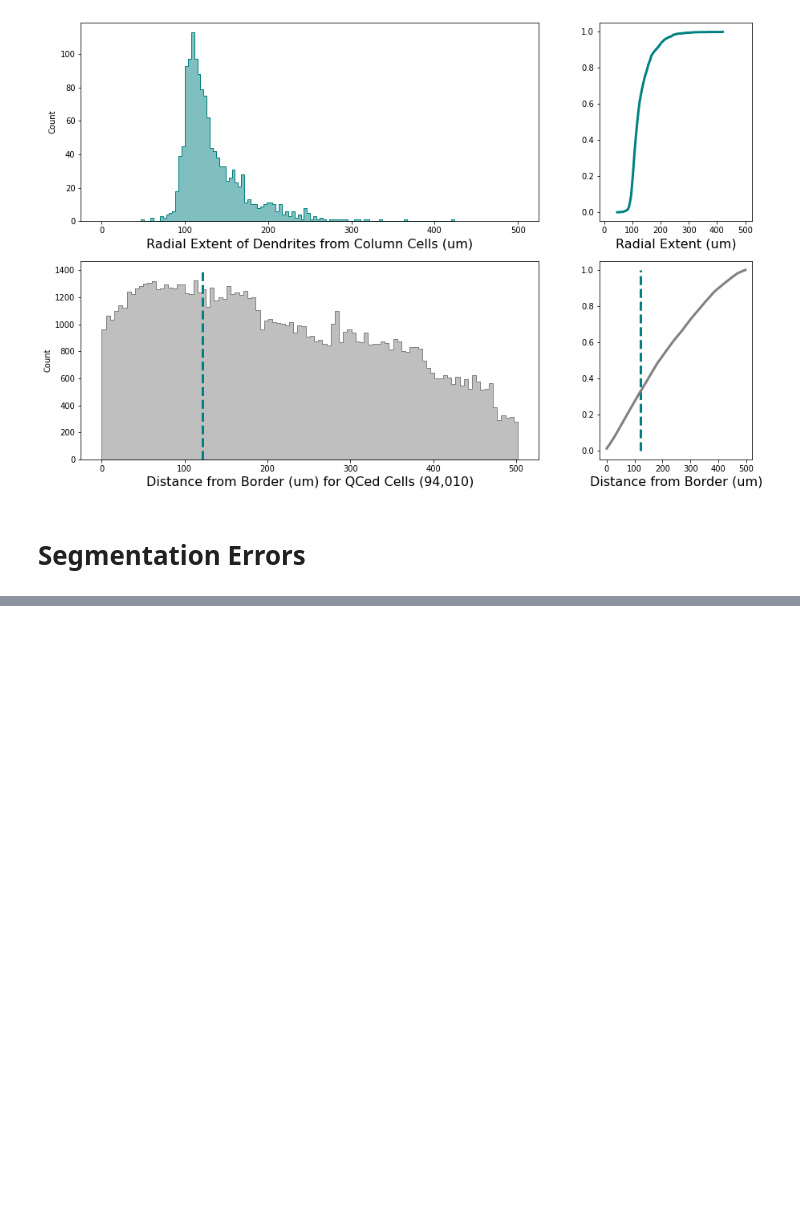
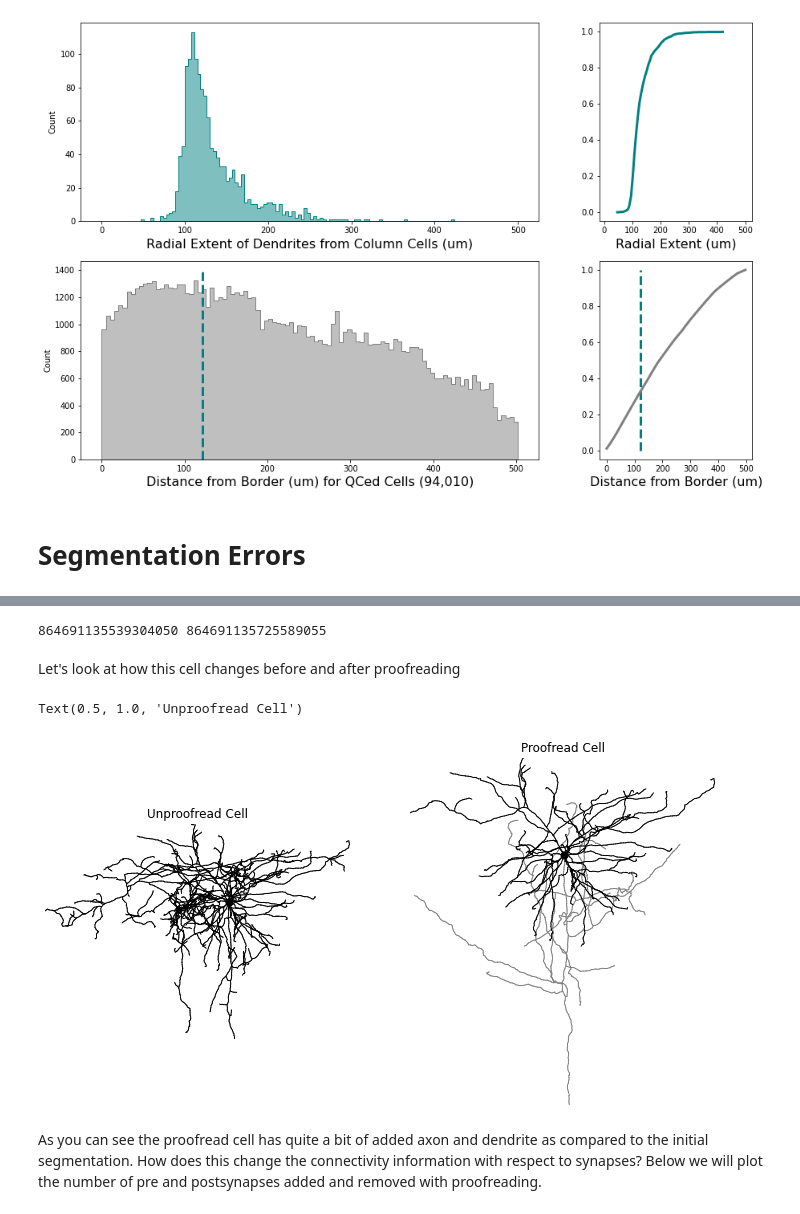
Before and after one commit to lelabbady/Perisomatic_Based_CellTyping, a Jupyter notebook: tutorials/Cell_Truncation_Fig1-2.ipynb, the cells around one changed output, grey strips where cells are left out. Cells and saved outputs as stored; diff of their text form; code cells hidden in the pictures; blank space fills up the shorter version.

Commit message:
added proofreading section

```diff
--- a/tutorials/Cell_Truncation_Fig1-2.ipynb
+++ b/tutorials/Cell_Truncation_Fig1-2.ipynb
@@ -176,0 +208,12 @@ plt.show()
+# %%
+col_edits_df =pd.read_pickle('../data/column_edits_df.pkl')
+# %%
+# merge nuc_df with col_edits_df on pt_root_id and root_id
+nuc_dfm = nuc_df.merge(col_edits_df, left_on='pt_root_id', right_on='root_id', how='right')
+# %%
+old_timestamp = datetime.datetime(2020, 11,5,0,0, tzinfo=datetime.timezone.utc) #initial timestamp for the dataset
+new_id= 864691135539304050 #excitatory cell example - for an inhibitory example use 864691136009588396, 864691135539304050
+old_id = client.chunkedgraph.suggest_latest_roots(new_id, timestamp=old_timestamp, stop_layer=4)
+print(new_id, old_id)
+# %% [output]
+864691135539304050 864691135725589055
@@ -176,0 +268,42 @@ plt.show()
+# %%
+#specifying axon color
+old_axon_color = np.ones(old_mw.skeleton.vertices.shape[0], dtype=int)
+
+axon_color = np.ones(new_mw.skeleton.vertices.shape[0], dtype=int)
+axon_color[new_mw.anno['is_axon'].skel_index]=2
+# %% [markdown]
+Let's look at how this cell changes before and after proofreading
+# %%
+f, ax = plt.subplots(1,2,figsize=(12,12))
+skelplot.plot_tools.plot_skel(
+    new_mw.skeleton,
+    ax=ax[1],
+    pull_radius=False,
+    plot_soma = True,
+    soma_size=50,
+    skel_colors=axon_color,
+    invert_y=True,
+    skel_color_map = {2: 'gray', 1: 'black'}
+)
+# turn off the axis
+ax[1].axis('off')
+ax[1].set_title('Proofread Cell')
+
+skelplot.plot_tools.plot_skel(
+    old_mw.skeleton,
+    ax=ax[0],
+    plot_soma=True,
+    soma_size=50,
+    #pull_radius=True,
+    skel_colors=old_axon_color,
+    invert_y=True,
+    skel_color_map = {2: 'gray', 1: 'black'}
+)
+# turn off the axis
+ax[0].axis('off')
+ax[0].set_title('Unproofread Cell')
+# %% [output]
+Text(0.5, 1.0, 'Unproofread Cell')
+[figure, added]
+# %% [markdown]
+As  you can see the proofread cell has quite a bit of added axon and dendrite as compared to the initial segmentation. How does this change the connectivity information with respect to synapses? Below we will plot the number of pre and postsynapses added and removed with proofreading.
```
Also changed, not shown: parts of 16 cells of this notebook, 2 other files.
